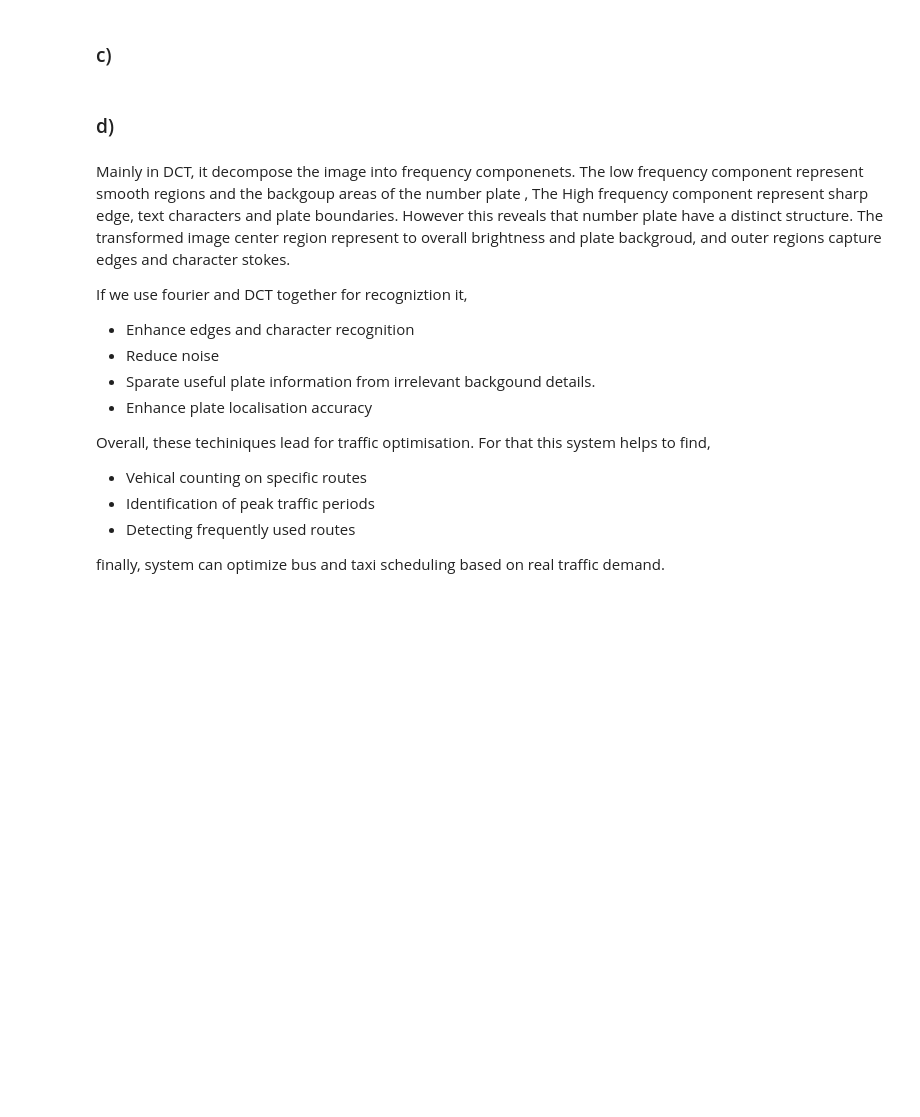
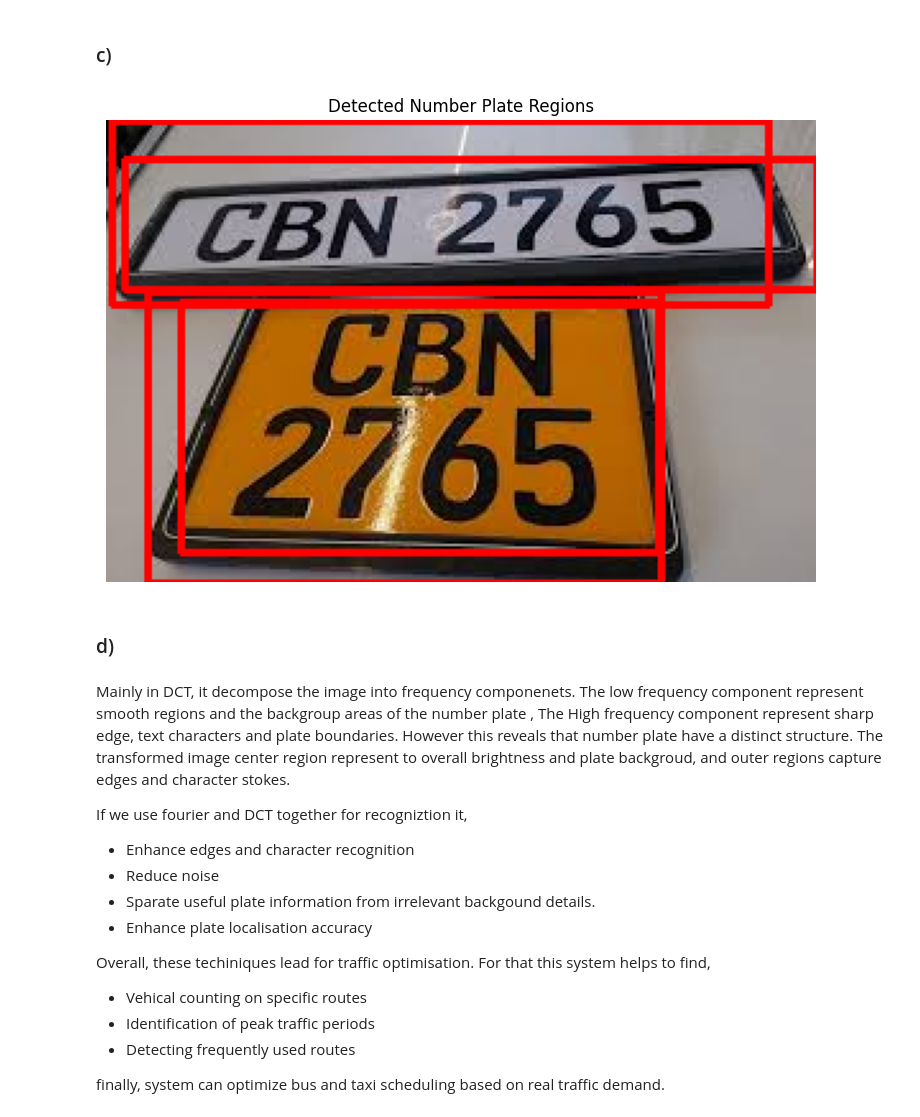
Before and after one commit to Chanura04/Maths-CW, a Jupyter notebook: 20240955.ipynb, the cells around one changed output. Saved outputs shown, nothing was run; the diff lists cells and outputs as text; code cells hidden in the pictures; blank space fills up the shorter version.

```diff
--- a/20240955.ipynb
+++ b/20240955.ipynb
@@ -417,30 +430,33 @@ plt.show()
 # %%
 # Edge detection
 edges = cv2.Canny(cnvert_t_gray, 100, 200)
 
-# Find contours
-contours, _ = cv2.findContours(edges, cv2.RETR_EXTERNAL, cv2.CHAIN_APPROX_SIMPLE)
+# Find continous curve
+continous_curve, _ = cv2.findContours(edges, cv2.RETR_EXTERNAL, cv2.CHAIN_APPROX_SIMPLE)
 
 # Copy image for drawing
 img_contour = img_t_rgb.copy()
 
-for cnt in contours:
-    x, y, w, h = cv2.boundingRect(cnt)
+# Loop through contours and draw rectangles
+for cnt in continous_curve:
+    x, y, w, h = cv2.boundingRect(cnt)  # find smallest rectangle
     aspect_ratio = w / h
 
-    # Typical number plate shape
-    if 2 < aspect_ratio < 5 and w > 100:
-        cv2.rectangle(img_contour, (x,y), (x+w,y+h), (255,0,0), 2)
+    # Adjusted condition to allow wider range of plate shapes  2 6
+    if 1.5 < aspect_ratio < 7 and 50 < w < 600 and 15 < h < 200:
+        cv2.rectangle(img_contour, (x, y), (x + w, y + h), (255, 0, 0), 2)
 
-plt.figure()
+plt.figure(figsize=(10, 6))
 plt.imshow(img_contour)
-plt.title("Detected Number Plate Region")
+plt.title("Detected Number Plate Regions")
 plt.axis("off")
 plt.show()
+# %% [output]
+[figure, added]
 # %% [markdown]
 ### d)
 # %% [markdown]
-Mainly in DCT, it decompose the image into frequency componenets. The low frequency component represent smooth regions and the backgoup areas of the number plate , The High frequency component represent sharp edge, text characters and plate boundaries. However this reveals that number plate have a distinct structure. The transformed image center region represent to overall brightness and plate backgroud, and outer regions capture edges and character stokes.
+Mainly in DCT, it decompose the image into frequency componenets. The low frequency component represent smooth regions and the backgroup areas of the number plate , The High frequency component represent sharp edge, text characters and plate boundaries. However this reveals that number plate have a distinct structure. The transformed image center region represent to overall brightness and plate backgroud, and outer regions capture edges and character stokes.
 
 
 
```
Also changed, not shown: parts of 29 cells of this notebook.
